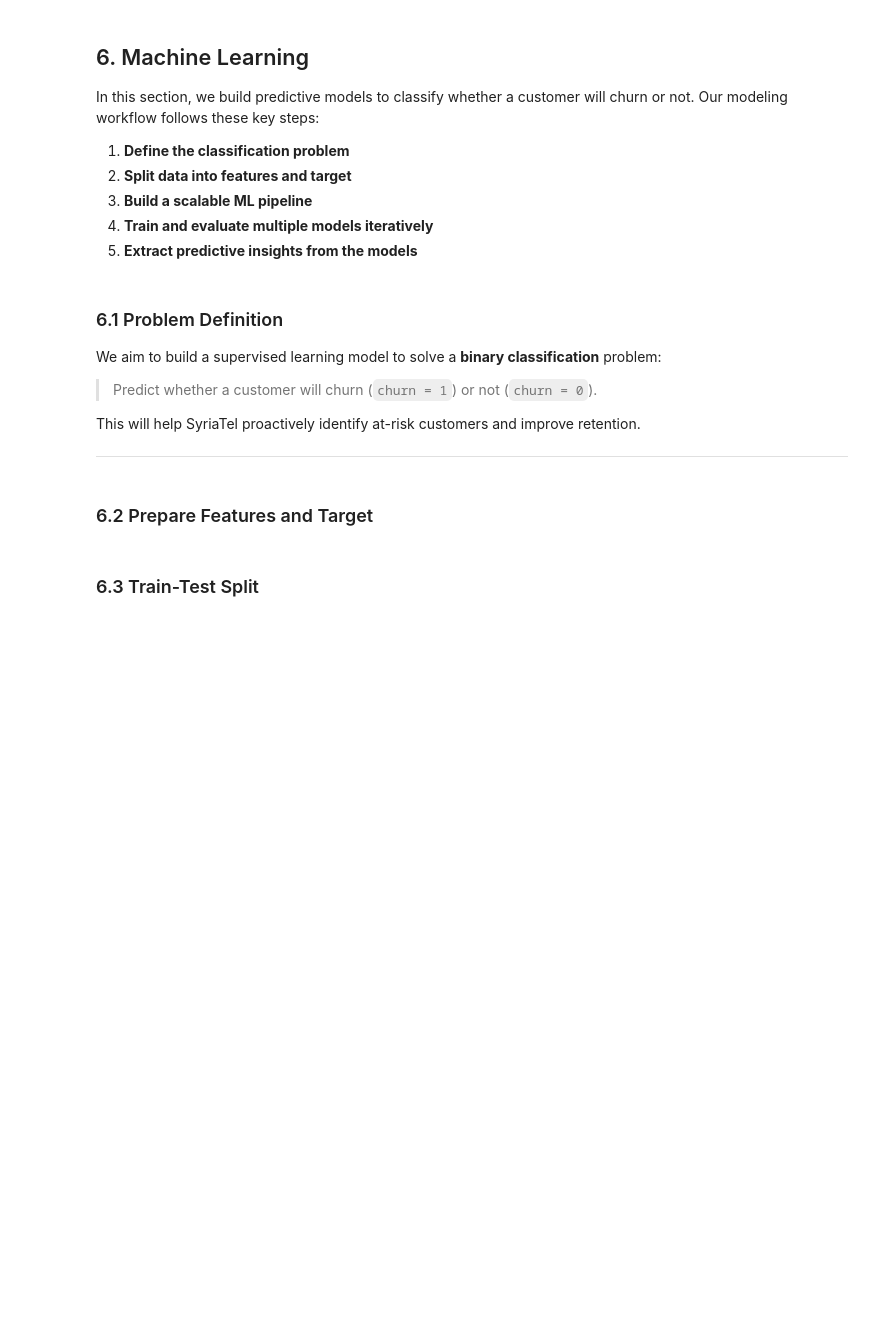
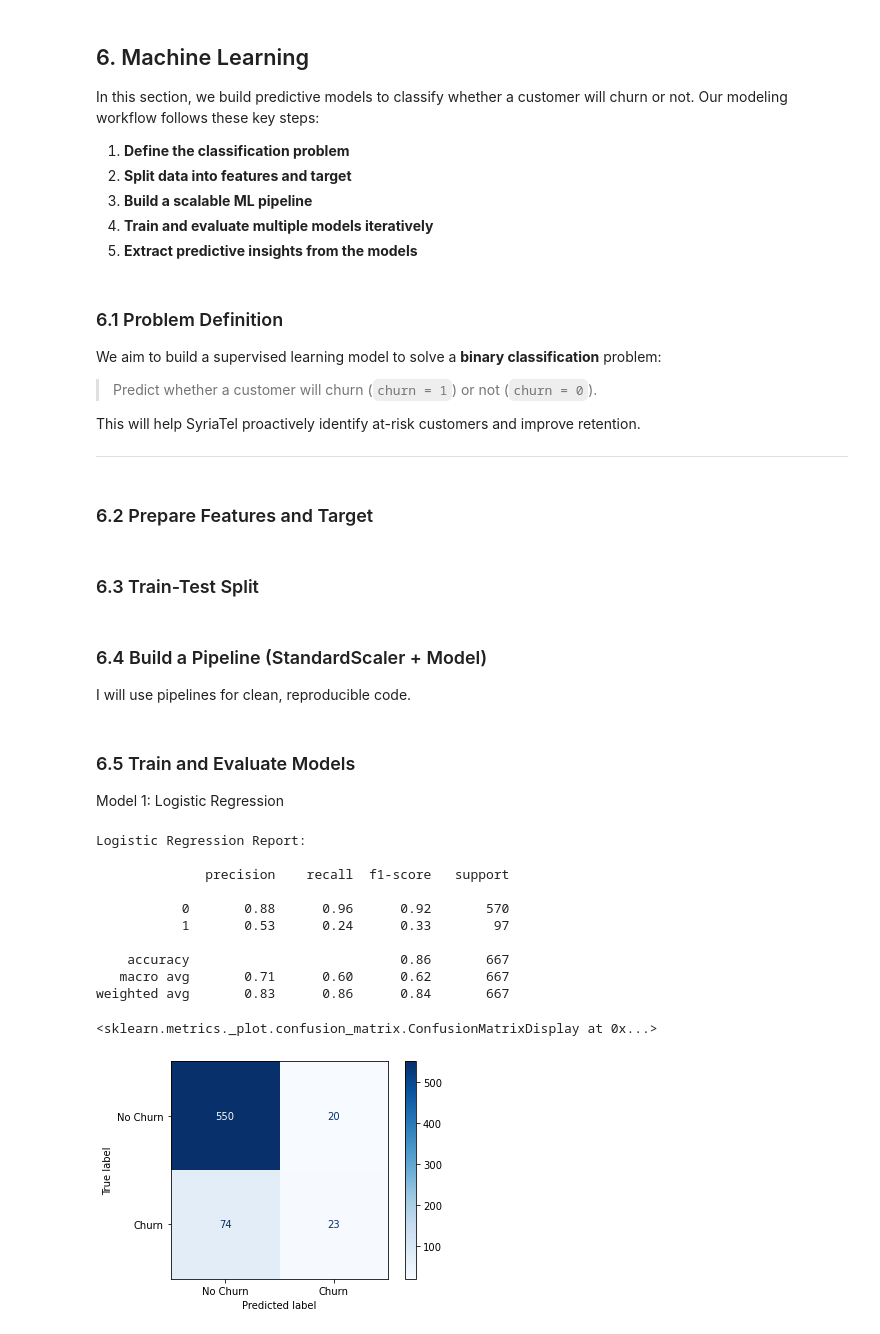
Before and after one commit to Kwamboka1584/SyriaTel-Customer-Churn, a Jupyter notebook: notebooks/CustomerChurn.ipynb, the cells around one changed output. Drawn from its saved outputs; the diff is of its cells as text; code cells hidden in the pictures; blank space fills up the shorter version.

Commit message:
Train and evaluate Logistic regression model

```diff
--- a/notebooks/CustomerChurn.ipynb
+++ b/notebooks/CustomerChurn.ipynb
@@ -598,3 +603,46 @@ y = df['churn']
 X_train, X_test, y_train, y_test = train_test_split(
     X, y, test_size=0.2, stratify=y, random_state=42
 )
+# %% [markdown]
+### 6.4 Build a Pipeline (StandardScaler + Model)
+I will use pipelines for clean, reproducible code.
+# %% [markdown]
+### 6.5 Train and Evaluate Models
+Model 1: Logistic Regression
+# %%
+
+# Define pipeline
+logreg_pipeline = Pipeline([
+    ('scaler', StandardScaler()),
+    ('clf', LogisticRegression(max_iter=1000))
+])
+
+# Train
+logreg_pipeline.fit(X_train, y_train)
+
+# Predict
+y_pred_logreg = logreg_pipeline.predict(X_test)
+
+# Evaluation
+print("Logistic Regression Report:\n")
+print(classification_report(y_test, y_pred_logreg))
+
+# Compute confusion matrix
+cm = confusion_matrix(y_test, y_pred_logreg)
+
+# Display the confusion matrix
+disp = ConfusionMatrixDisplay(confusion_matrix=cm, display_labels=["No Churn", "Churn"])
+disp.plot(cmap='Blues')
+# %% [output]
+Logistic Regression Report:
+
+              precision    recall  f1-score   support
+
+           0       0.88      0.96      0.92       570
+           1       0.53      0.24      0.33        97
+
+    accuracy                           0.86       667
+   macro avg       0.71      0.60      0.62       667
+weighted avg       0.83      0.86      0.84       667
+<sklearn.metrics._plot.confusion_matrix.ConfusionMatrixDisplay at 0x...>
+[figure, added]
```
Also changed, not shown: parts of 1 cell of this notebook.
